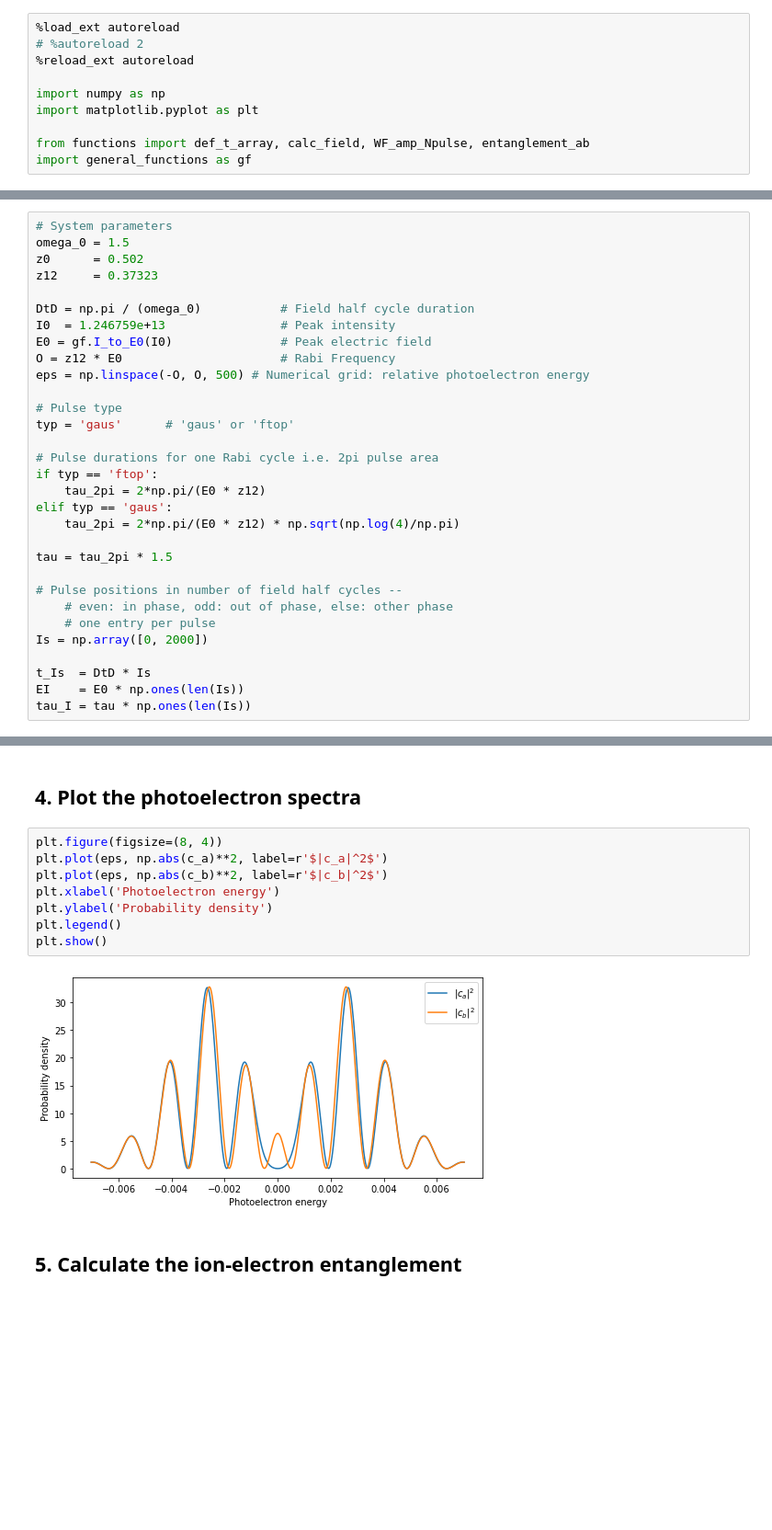
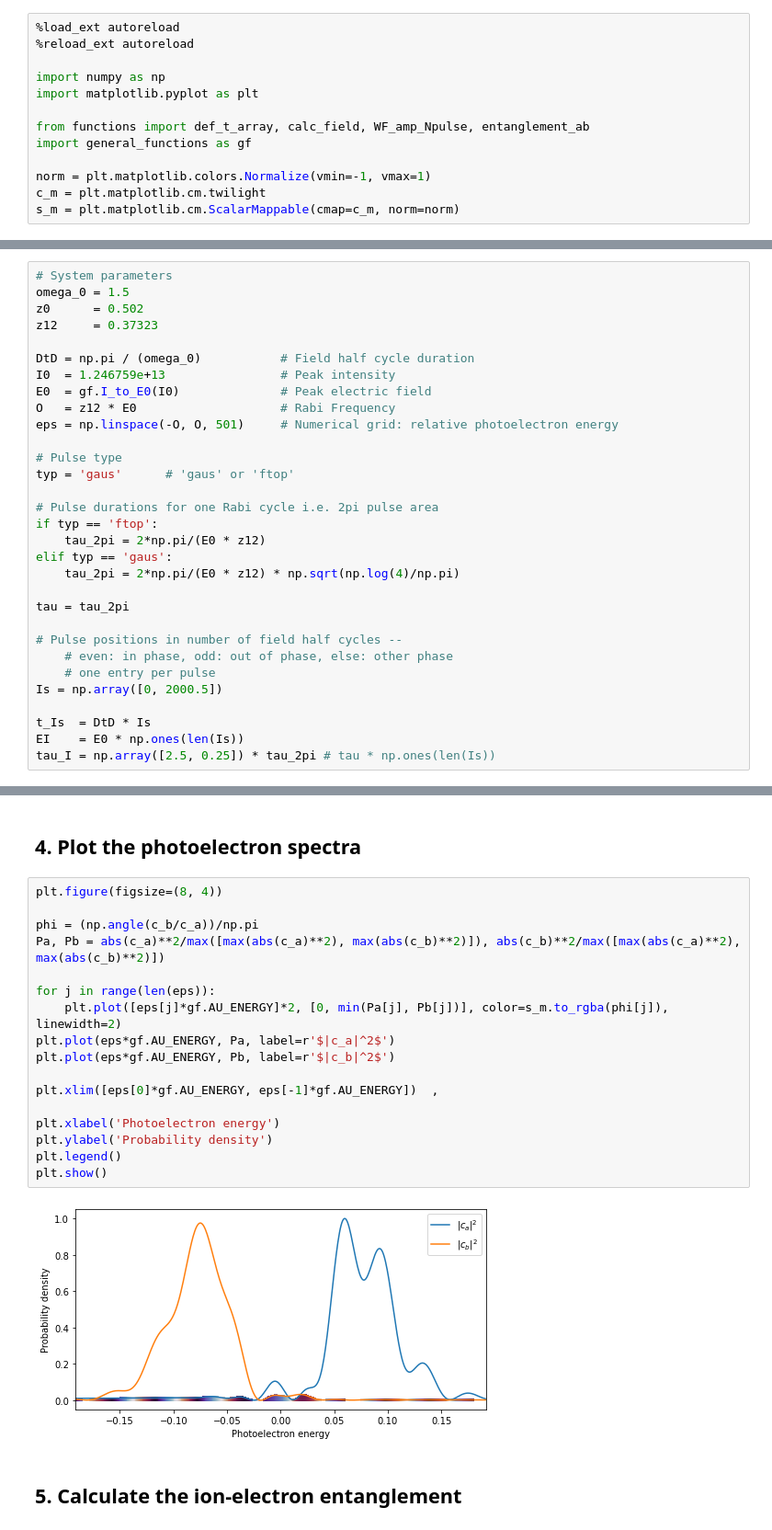
Before and after one commit to AxelStenquist/GE_Entanglement, a Jupyter notebook: GrobeEberly_Multipulse_Entanglement.ipynb, the cells around one changed output, grey strips where cells are left out. Shown at 92% size. Saved outputs shown, nothing was run; the diff lists cells and outputs as text; blank space fills up the shorter version.

Commit message:
Add Phase in Spectra Plot

```diff
--- a/GrobeEberly_Multipulse_Entanglement.ipynb
+++ b/GrobeEberly_Multipulse_Entanglement.ipynb
@@ -4,7 +4,6 @@
 This notebook contains the **interactive calculation only**. The reusable numerical routines live in `functions.py`.
 # %%
 %load_ext autoreload
-# %autoreload 2
 %reload_ext autoreload
 
 import numpy as np
@@ -12,6 +11,10 @@ import matplotlib.pyplot as plt
 
 from functions import def_t_array, calc_field, WF_amp_Npulse, entanglement_ab
 import general_functions as gf
+
+norm = plt.matplotlib.colors.Normalize(vmin=-1, vmax=1)
+c_m = plt.matplotlib.cm.twilight
+s_m = plt.matplotlib.cm.ScalarMappable(cmap=c_m, norm=norm)
 # %% [markdown]
 ## 1. Define the pulse sequence and system parameters
 # %%
@@ -22,9 +25,9 @@ z12     = 0.37323
 
 DtD = np.pi / (omega_0)           # Field half cycle duration
 I0  = 1.246759e+13                # Peak intensity
-E0 = gf.I_to_E0(I0)               # Peak electric field
-O = z12 * E0                      # Rabi Frequency
-eps = np.linspace(-O, O, 500) # Numerical grid: relative photoelectron energy
+E0  = gf.I_to_E0(I0)              # Peak electric field
+O   = z12 * E0                    # Rabi Frequency
+eps = np.linspace(-O, O, 501)     # Numerical grid: relative photoelectron energy
 
 # Pulse type
 typ = 'gaus'      # 'gaus' or 'ftop'
@@ -35,16 +38,16 @@ if typ == 'ftop':
 elif typ == 'gaus':
     tau_2pi = 2*np.pi/(E0 * z12) * np.sqrt(np.log(4)/np.pi)
 
-tau = tau_2pi * 1.5
+tau = tau_2pi
 
 # Pulse positions in number of field half cycles --
     # even: in phase, odd: out of phase, else: other phase
     # one entry per pulse
-Is = np.array([0, 2000])
+Is = np.array([0, 2000.5])
 
 t_Is  = DtD * Is
 EI    = E0 * np.ones(len(Is))
-tau_I = tau * np.ones(len(Is))
+tau_I = np.array([2.5, 0.25]) * tau_2pi # tau * np.ones(len(Is))
 # %% [markdown]
 ## 2. Calculate and inspect the electric field
 # %%
@@ -99,14 +102,23 @@ plt.show()
 ## 4. Plot the photoelectron spectra
 # %%
 plt.figure(figsize=(8, 4))
-plt.plot(eps, np.abs(c_a)**2, label=r'$|c_a|^2$')
-plt.plot(eps, np.abs(c_b)**2, label=r'$|c_b|^2$')
+
+phi = (np.angle(c_b/c_a))/np.pi
+Pa, Pb = abs(c_a)**2/max([max(abs(c_a)**2), max(abs(c_b)**2)]), abs(c_b)**2/max([max(abs(c_a)**2), max(abs(c_b)**2)])
+
+for j in range(len(eps)):
+    plt.plot([eps[j]*gf.AU_ENERGY]*2, [0, min(Pa[j], Pb[j])], color=s_m.to_rgba(phi[j]), linewidth=2)
+plt.plot(eps*gf.AU_ENERGY, Pa, label=r'$|c_a|^2$')
+plt.plot(eps*gf.AU_ENERGY, Pb, label=r'$|c_b|^2$')
+
+plt.xlim([eps[0]*gf.AU_ENERGY, eps[-1]*gf.AU_ENERGY])  ,
+
 plt.xlabel('Photoelectron energy')
 plt.ylabel('Probability density')
 plt.legend()
 plt.show()
 # %% [output]
-[figure, old version]
+[figure, new version]
 # %% [markdown]
 ## 5. Calculate the ion-electron entanglement
 # %%
```
Also changed, not shown: parts of 7 cells of this notebook, 1 other file.
